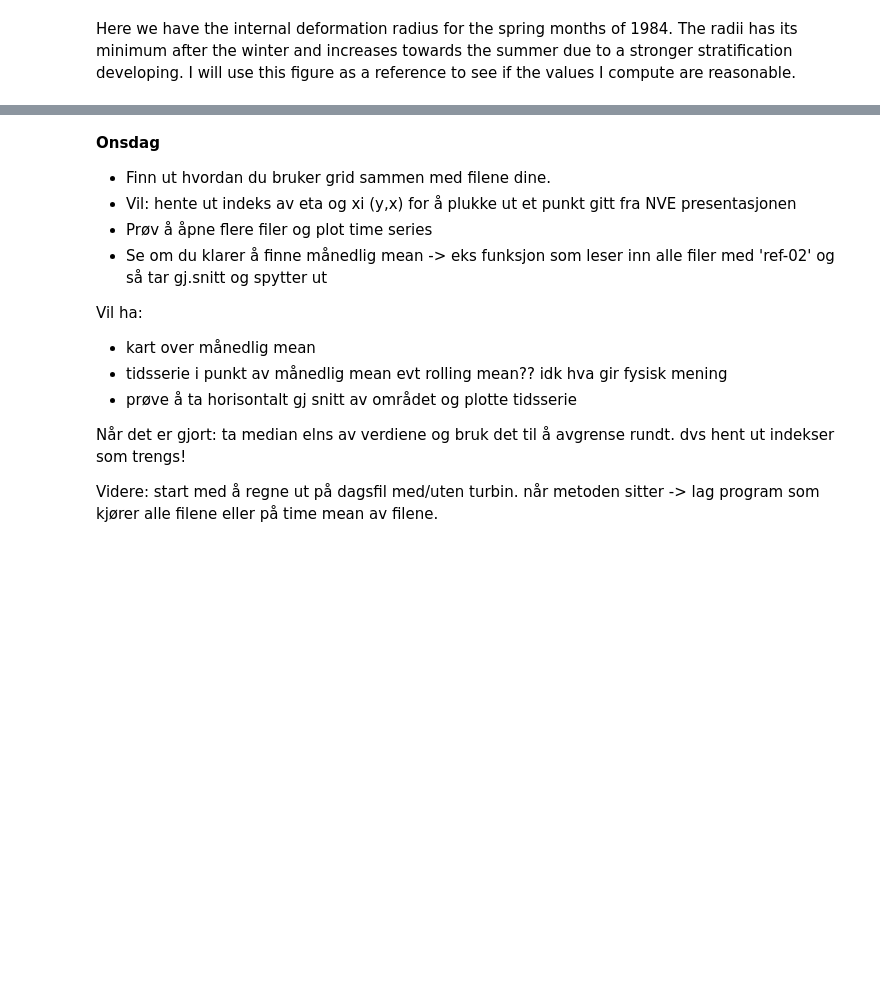
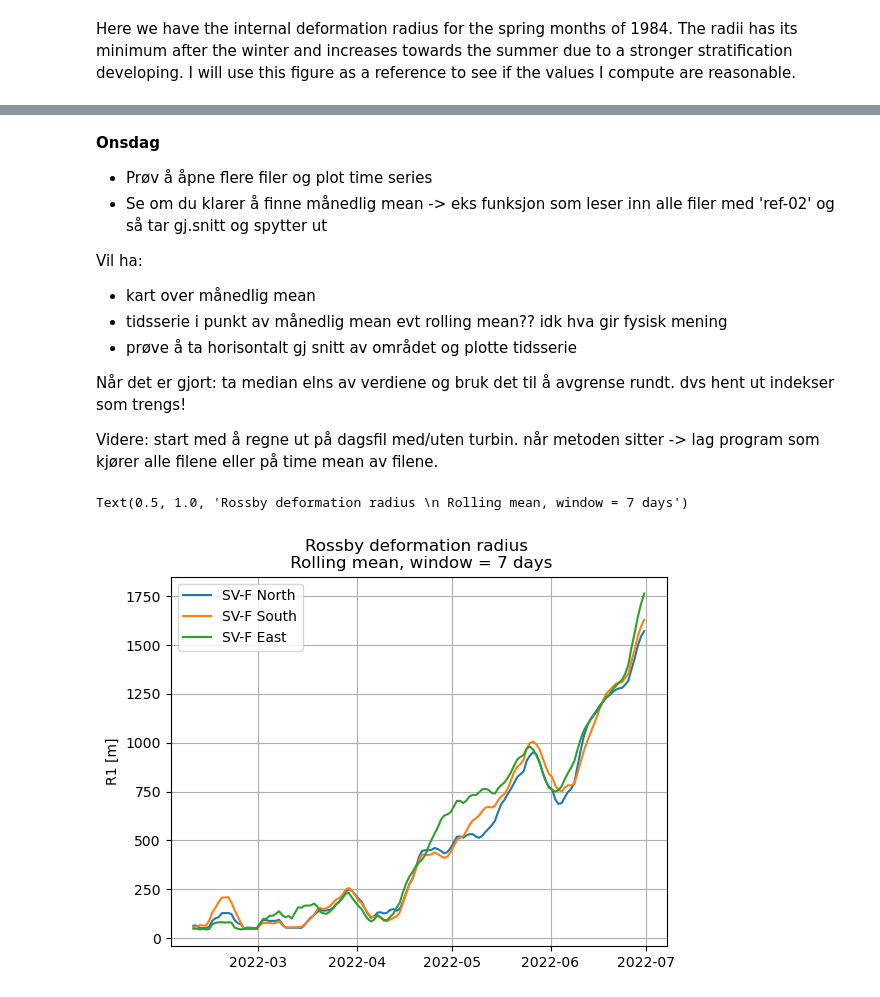
Before and after one commit to kjes4pres/MET_sommer25, a Jupyter notebook: rossby_radius.ipynb, the cells around one changed output, grey strips where cells are left out. Cells and saved outputs as stored; diff of their text form; code cells hidden in the pictures; blank space fills up the shorter version.

```diff
--- a/rossby_radius.ipynb
+++ b/rossby_radius.ipynb
@@ -131,2 +74,8 @@ Text(0.5, 0.98, '2022-02-02 12:00:00')
 # %%
-ds.gamma_r
+def find_indices_of_point(grid, target_lon, target_lat):
+    lon = grid.lon_rho
+    lat = grid.lat_rho
+
+    y, x = xroms.argsel2d(lon, lat, target_lon, target_lat)
+
+    return y, x
@@ -141,0 +82,7 @@ Attributes:
+# %%
+# Finding eta_rho and xi_rho incides of Sørvest midpoints
+j_N, i_N = find_indices_of_point(grid, 4.673576935, 57.03354683)  # Turbine cluster North
+
+j_S, i_S = find_indices_of_point(grid, 4.764045976, 56.70158331)  # Turbine cluster South
+
+j_E, i_E = find_indices_of_point(grid, 5.215666154, 56.81933541)  # Turbine cluster East
@@ -142,7 +130,5 @@ Attributes:
 # %% [markdown]
 __Onsdag__
-- Finn ut hvordan du bruker grid sammen med filene dine.
-- Vil: hente ut indeks av eta og xi (y,x) for å plukke ut et punkt gitt fra NVE presentasjonen
 - Prøv å åpne flere filer og plot time series
 - Se om du klarer å finne månedlig mean -> eks funksjon som leser inn alle filer med 'ref-02' og så tar gj.snitt og spytter ut
 
@@ -157,0 +164,32 @@ start med å regne ut på dagsfil med/uten turbin. når metoden sitter -> lag pr
+# %%
+def R1_rolling_mean_all(files):
+    # Opening all files
+    full_ds = xr.open_mfdataset(files)
+
+    # Converting ocean_time from seconds since initialization to datetime values
+    ocean_time = full_ds.ocean_time.values
+    datetime_array = [datetime.fromtimestamp(ot) for ot in ocean_time]
+    full_ds['ocean_time'] = datetime_array
+
+    # Computing the rolling mean of rossby radius
+    R1_roll = full_ds.gamma_r.rolling(ocean_time=7).mean()
+
+    return R1_roll
+# %%
+R1_roll_7 = R1_rolling_mean_all(files)
+# %%
+fig, ax = plt.subplots()
+
+ax.plot(R1_roll_7.ocean_time, R1_roll_7.isel(eta_rho=j_N, xi_rho=i_N), label='SV-F North')
+ax.plot(R1_roll_7.ocean_time, R1_roll_7.isel(eta_rho=j_S, xi_rho=i_S), label='SV-F South')
+ax.plot(R1_roll_7.ocean_time, R1_roll_7.isel(eta_rho=j_E, xi_rho=i_E), label='SV-F East')
+
+ax.legend()
+ax.grid()
+
+ax.set_ylabel('R1 [m]')
+
+plt.title('Rossby deformation radius \n Rolling mean, window = 7 days')
+# %% [output]
+Text(0.5, 1.0, 'Rossby deformation radius \n Rolling mean, window = 7 days')
+[figure, added]
```
Also changed, not shown: parts of 29 cells of this notebook.
